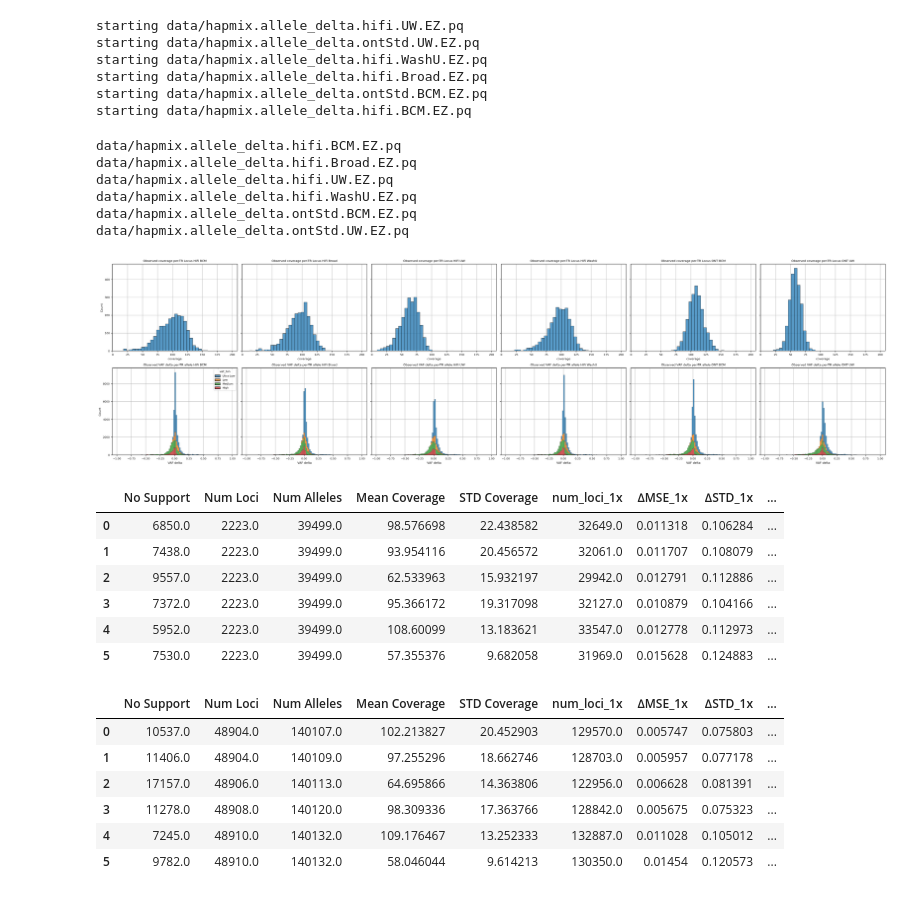
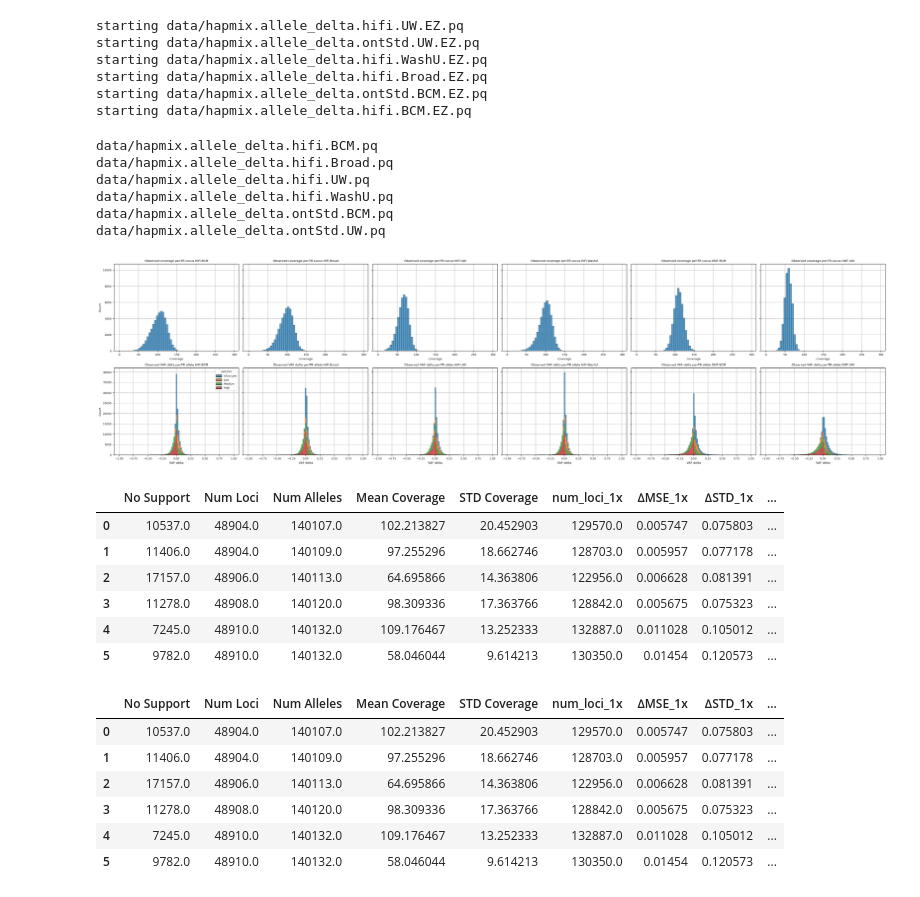
Before and after one commit to BCM-HGSC/SMaHT_MIMS, a Jupyter notebook: allele_delta/ObservedVAF.ipynb, the cells around one changed output. Drawn from its saved outputs; the diff is of its cells as text; code cells hidden in the pictures.

```diff
--- a/allele_delta/ObservedVAF.ipynb
+++ b/allele_delta/ObservedVAF.ipynb
@@ -8,7 +8,7 @@ from scipy.stats import pearsonr
 from collections import Counter
 import glob
 # %%
-truth = pd.read_csv("data/allele.deltas.v2easy.txt", sep='\t')
+truth = pd.read_csv("data/allele.deltas.txt", sep='\t')
 props = {"HG00438": 0.5 / 100,
          "HG002":   2 / 100,
          "HG02257": 2 / 100,
@@ -116,7 +108,7 @@ def match_reads_to_haplotypes(data):
 parts = []
 for fn in glob.glob("data/hapmix*tsv"):
     _, tech, _, center = fn.split('/')[1].split('.')[0].split('_')
-    out_name = f"data/hapmix.allele_delta.{tech}.{center}.EZ.pq"
+    out_name = f"data/hapmix.allele_delta.{tech}.{center}.pq"
     print("starting", out_name)
 
     data = pd.read_csv(fn, sep='\t', names=["chrom", "start", "end", "data"])
@@ -144,12 +136,12 @@ starting data/hapmix.allele_delta.hifi.Broad.EZ.pq
 starting data/hapmix.allele_delta.ontStd.BCM.EZ.pq
 starting data/hapmix.allele_delta.hifi.BCM.EZ.pq
 # %%
-files = ["data/hapmix.allele_delta.hifi.BCM.EZ.pq",
-         "data/hapmix.allele_delta.hifi.Broad.EZ.pq",
-         "data/hapmix.allele_delta.hifi.UW.EZ.pq",
-         "data/hapmix.allele_delta.hifi.WashU.EZ.pq",
-         "data/hapmix.allele_delta.ontStd.BCM.EZ.pq",
-         "data/hapmix.allele_delta.ontStd.UW.EZ.pq"]
+files = ["data/hapmix.allele_delta.hifi.BCM.pq",
+         "data/hapmix.allele_delta.hifi.Broad.pq",
+         "data/hapmix.allele_delta.hifi.UW.pq",
+         "data/hapmix.allele_delta.hifi.WashU.pq",
+         "data/hapmix.allele_delta.ontStd.BCM.pq",
+         "data/hapmix.allele_delta.ontStd.UW.pq"]
 fig, ax = plt.subplots(nrows=2,
                        ncols=len(files),
                        figsize=(5 * len(files), 8),
@@ -171,12 +163,12 @@ for i, fn in enumerate(files):
     # Condition 2: at least one non-zero expected_len
     cond2 = j['expected_len'].ne(0).groupby(['chrom', 'start', 'end']).any()
     # Combine both conditions
-    keep = cond1 & cond2 & (j['span'] < 250)
+    keep = cond1 & cond2 # & (j['span'] < 250)
     # Subset data
     data = j.loc[keep[keep].index].reset_index()
 
 
-    _, _, tech, center, _, _ = fn.split('/')[1].split('.')
+    _, _, tech, center, _ = fn.split('/')[1].split('.')
     tech = {'hifi': 'HiFi', 'ontStd':"ONT"}[tech]
     unq = data[['chrom', 'start', 'end', 'coverage']].drop_duplicates()
     p = sb.histplot(data=unq, x='coverage',
@@ -195,51 +187,51 @@ for i, fn in enumerate(files):
     _ = p.set(title=f"Observed VAF delta per-TR allele {tech} {center}")
     ax[0][i].grid(zorder=1)
     ax[1][i].grid(zorder=1)
     if True: # Turn this false if you want to plot fast but miss out on the summary
         row = [(data['read_count'] == 0).sum(),  # Unsupported
                len(data[['chrom', 'start', 'end']].drop_duplicates()),
                len(data),
                unq['coverage'].mean(),
                unq['coverage'].std(),
               ]
         cols = ['No Support', "Num Loci", "Num Alleles", 'Mean Coverage', "STD Coverage"]
         for min_cov in [1, 3, 5]:
             view = data[data['read_count'] >= min_cov]
             total = len(view)
             vaf_delta_mse = (view['VAF delta'] ** 2).sum() / total
             vaf_delta_std = view['VAF delta'].std()
             vaf_delta_mean = view['VAF delta'].mean()
             row.extend([total, vaf_delta_mse, vaf_delta_std, vaf_delta_mean])
             cols.extend([f"num_loci_{min_cov}x",
                          f"∆MSE_{min_cov}x",
                          f"∆STD_{min_cov}x",
                          f"∆MU_{min_cov}x"])
         tmp = pd.Series(row, index=cols)
         tmp['tech'] = tech
         tmp['center'] = center
         summary.append(tmp)
 
 plt.tight_layout()
 plt.show()
 # %% [output]
-data/hapmix.allele_delta.hifi.BCM.EZ.pq
-data/hapmix.allele_delta.hifi.Broad.EZ.pq
-data/hapmix.allele_delta.hifi.UW.EZ.pq
-data/hapmix.allele_delta.hifi.WashU.EZ.pq
-data/hapmix.allele_delta.ontStd.BCM.EZ.pq
-data/hapmix.allele_delta.ontStd.UW.EZ.pq
+data/hapmix.allele_delta.hifi.BCM.pq
+data/hapmix.allele_delta.hifi.Broad.pq
+data/hapmix.allele_delta.hifi.UW.pq
+data/hapmix.allele_delta.hifi.WashU.pq
+data/hapmix.allele_delta.ontStd.BCM.pq
+data/hapmix.allele_delta.ontStd.UW.pq
-[figure, old version]
+[figure, new version]
 # %%
 full_summary = pd.concat(summary, axis=1).T
 full_summary
 # %% [output]
 |  | No Support | Num Loci | Num Alleles | Mean Coverage | STD Coverage | num_loci_1x | ∆MSE_1x | ∆STD_1x | ... |
-| 0 | 6850.0 | 2223.0 | 39499.0 | 98.576698 | 22.438582 | 32649.0 | 0.011318 | 0.106284 | ... |
-| 1 | 7438.0 | 2223.0 | 39499.0 | 93.954116 | 20.456572 | 32061.0 | 0.011707 | 0.108079 | ... |
-| 2 | 9557.0 | 2223.0 | 39499.0 | 62.533963 | 15.932197 | 29942.0 | 0.012791 | 0.112886 | ... |
-| 3 | 7372.0 | 2223.0 | 39499.0 | 95.366172 | 19.317098 | 32127.0 | 0.010879 | 0.104166 | ... |
-| 4 | 5952.0 | 2223.0 | 39499.0 | 108.60099 | 13.183621 | 33547.0 | 0.012778 | 0.112973 | ... |
-| 5 | 7530.0 | 2223.0 | 39499.0 | 57.355376 | 9.682058 | 31969.0 | 0.015628 | 0.124883 | ... |
+| 0 | 10537.0 | 48904.0 | 140107.0 | 102.213827 | 20.452903 | 129570.0 | 0.005747 | 0.075803 | ... |
+| 1 | 11406.0 | 48904.0 | 140109.0 | 97.255296 | 18.662746 | 128703.0 | 0.005957 | 0.077178 | ... |
+| 2 | 17157.0 | 48906.0 | 140113.0 | 64.695866 | 14.363806 | 122956.0 | 0.006628 | 0.081391 | ... |
+| 3 | 11278.0 | 48908.0 | 140120.0 | 98.309336 | 17.363766 | 128842.0 | 0.005675 | 0.075323 | ... |
+| 4 | 7245.0 | 48910.0 | 140132.0 | 109.176467 | 13.252333 | 132887.0 | 0.011028 | 0.105012 | ... |
+| 5 | 9782.0 | 48910.0 | 140132.0 | 58.046044 | 9.614213 | 130350.0 | 0.01454 | 0.120573 | ... |
 # %%
 full_summary
 # %% [output]
```
Also changed, not shown: parts of 7 cells of this notebook.
